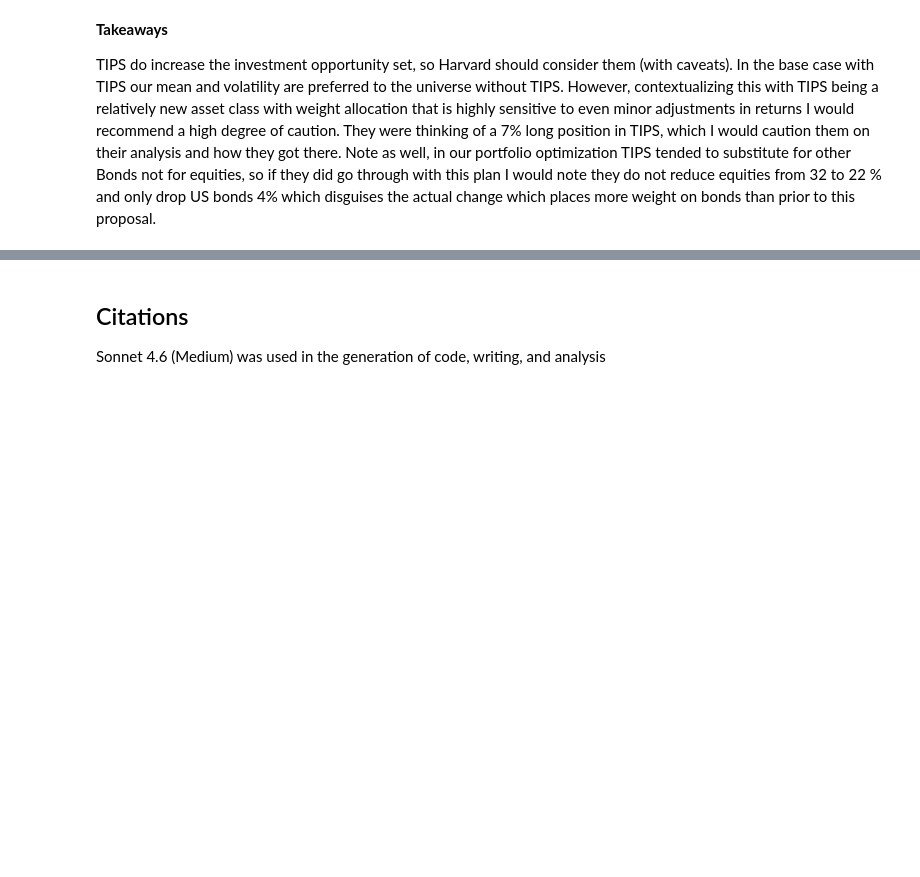
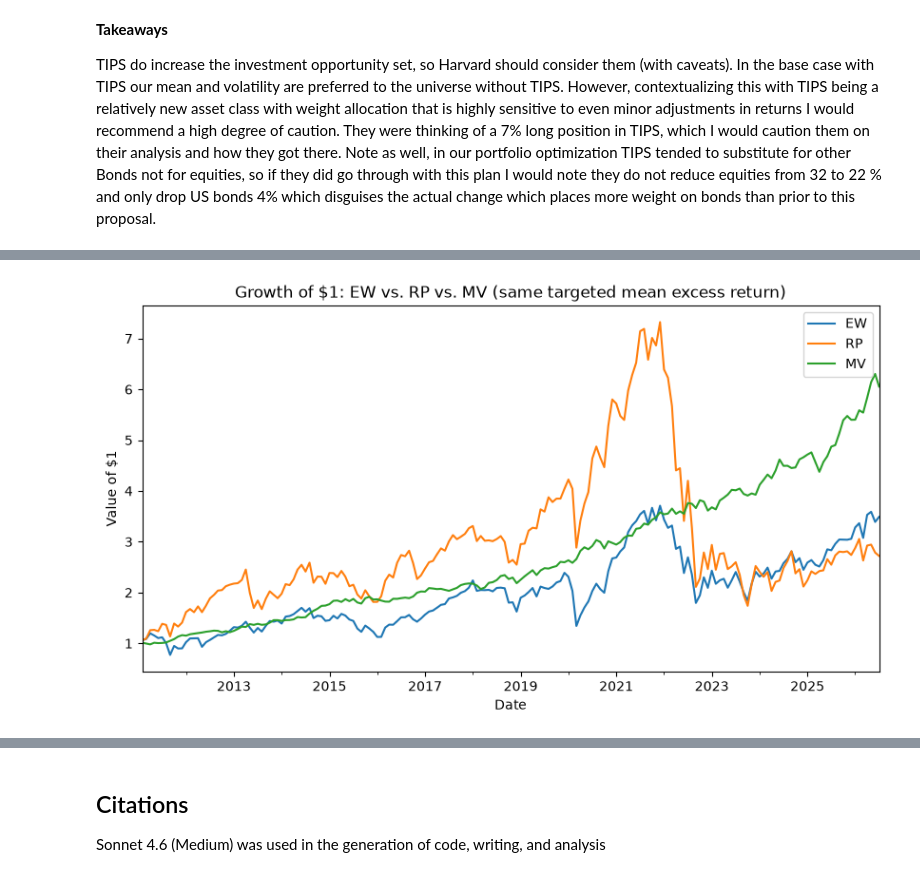
Before and after one commit to Brendon-Wang/harvard-endowment, a Jupyter notebook: harvard_endowment.ipynb, the cells around one changed output, grey strips where cells are left out. Drawn from its saved outputs; the diff is of its cells as text; code cells hidden in the pictures; blank space fills up the shorter version.

```diff
--- a/harvard_endowment.ipynb
+++ b/harvard_endowment.ipynb
@@ -374,0 +459,10 @@ TIPS do increase the investment opportunity set, so Harvard should consider them
+# %%
+# ── Growth of $1, EW vs. RP vs. MV (all rescaled to the 12% target mean) ─────
+
+fig, ax = plt.subplots()
+(1 + port_rets).cumprod().plot(ax=ax)
+ax.set_title('Growth of $1: EW vs. RP vs. MV (same targeted mean excess return)')
+ax.set_ylabel('Value of $1')
+plt.show()
+# %% [output]
+[figure, added]
```
Also changed, not shown: parts of 11 cells of this notebook, 1 other file.
